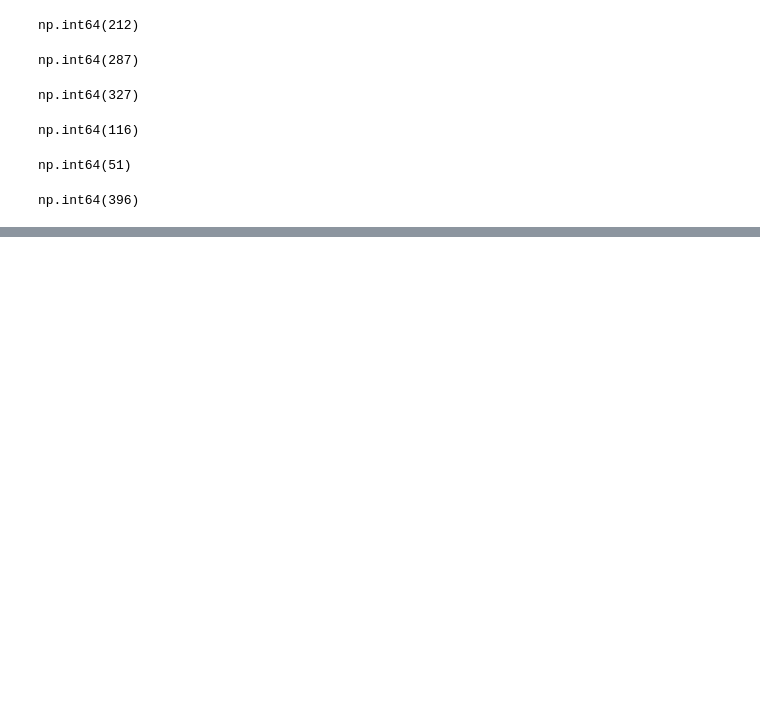
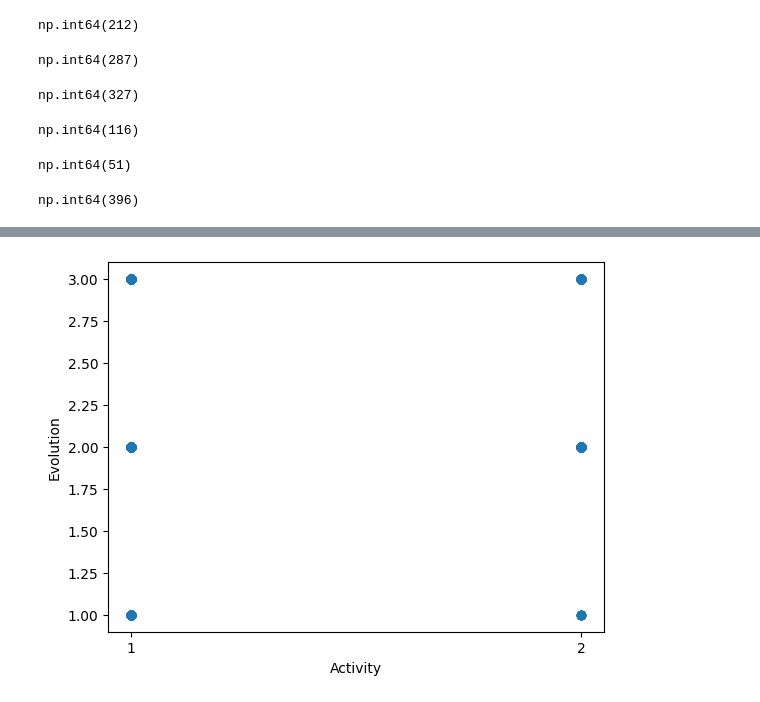
Before and after one commit to nollamae7-spec/DSRSP-Solar-Flares, a Jupyter notebook: storage_document_Solar_Flares.ipynb, the cells around one changed output, grey strips where cells are left out. Drawn from its saved outputs; the diff is of its cells as text; code cells hidden in the pictures; blank space fills up the shorter version.

```diff
--- a/storage_document_Solar_Flares.ipynb
+++ b/storage_document_Solar_Flares.ipynb
@@ -705,0 +733,11 @@ np.int64(396)
+# %%
+#This needs to be a scatter
+ActivityVsEvolution = pd.DataFrame({'x':df["activity"], 'y':df["evolution"]})
+
+plt.scatter(ActivityVsEvolution['x'], ActivityVsEvolution['y'])
+plt.xticks([1,2])
+plt.xlabel("Activity")
+plt.ylabel("Evolution")
+plt.show()
+# %% [output]
+[figure, added]
```
Also changed, not shown: parts of 15 cells of this notebook.
